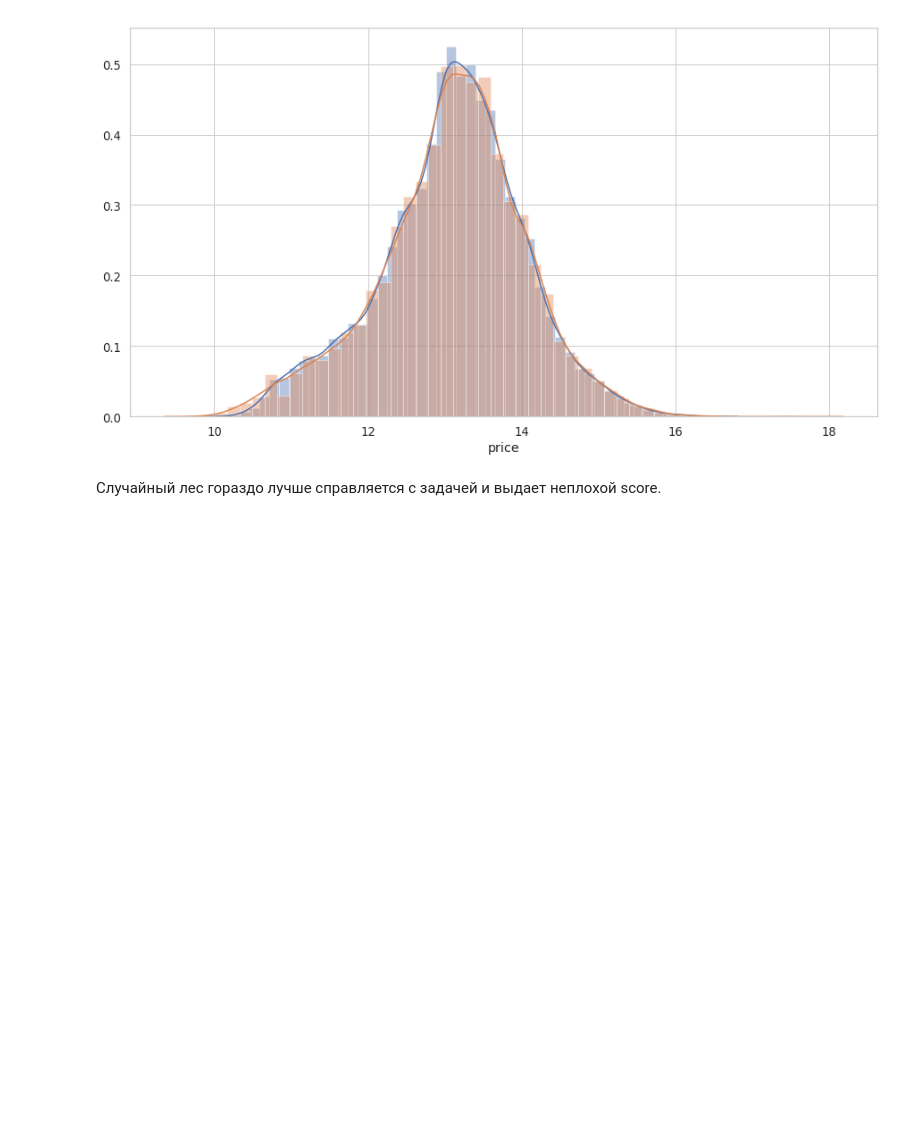
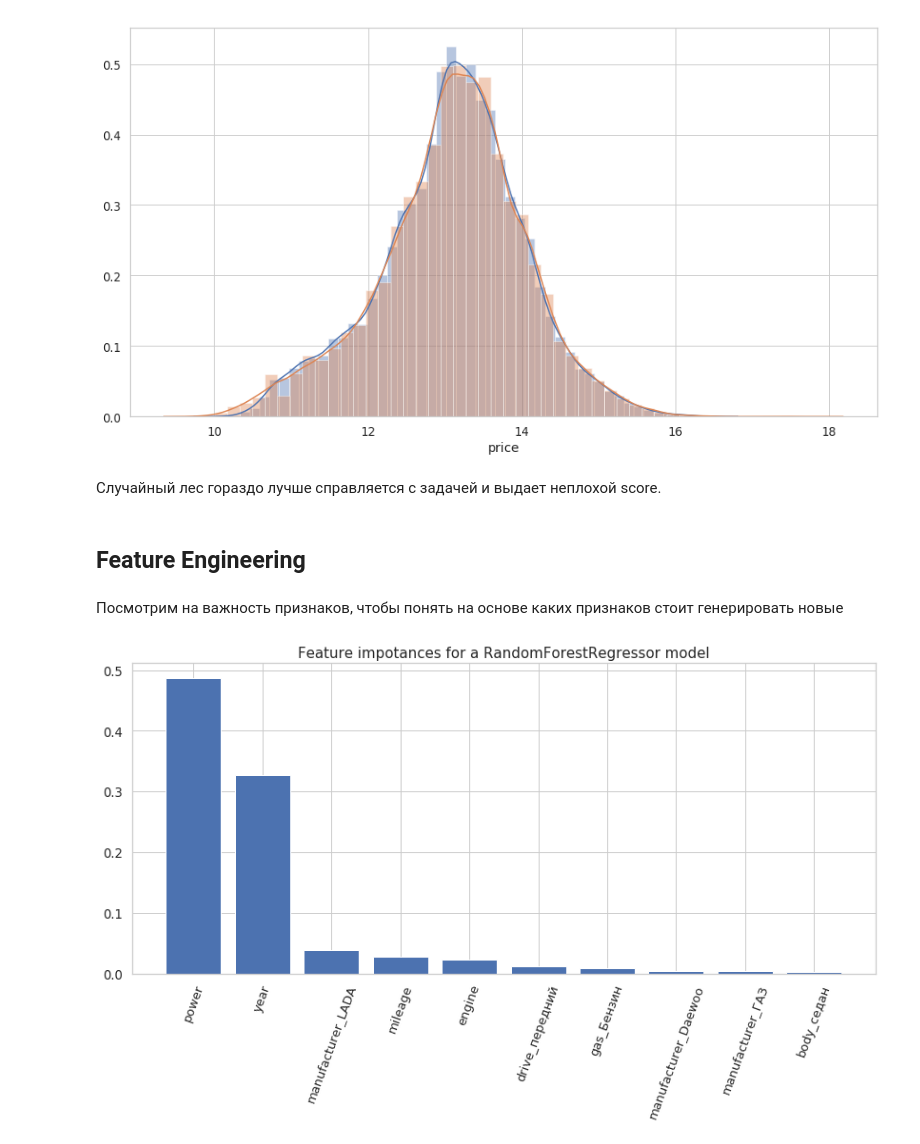
Before and after one commit to Curiosady/Learning-Projects, a Jupyter notebook: Auto.ru Car Price Prediction/main.ipynb, the cells around one changed output. Cells and saved outputs as stored; diff of their text form; code cells hidden in the pictures; blank space fills up the shorter version.

Commit message:
Random Forest

```diff
--- a/Auto.ru Car Price Prediction/main.ipynb
+++ b/Auto.ru Car Price Prediction/main.ipynb
@@ -475,7 +486,7 @@ LinearRegression:
         MSE:  4605727621294605.0
         R2:  -5038468059562102.0
 # %%
-rf = RandomForestRegressor(random_state=RANDOM_SEED)
+rf = RandomForestRegressor(random_state=RANDOM_SEED, n_jobs=-1)
 rf.fit(X_train, y_train);
 # %%
 y_preds_rf = rf.predict(X_test)
@@ -508,3 +518,19 @@ sns.distplot(y_test);
 [figure]
 # %% [markdown]
 Случайный лес гораздо лучше справляется с задачей и выдает неплохой score.
+# %% [markdown]
+## Feature Engineering
+# %% [markdown]
+Посмотрим на важность признаков, чтобы понять на основе каких признаков стоит генерировать новые
+# %%
+features = X_train.columns
+importances = rf.feature_importances_
+num_to_plot = 10
+indices = np.argsort(importances)[::-1][:num_to_plot]
+
+plt.figure(figsize=(14,6))
+plt.title('Feature impotances for a RandomForestRegressor model', size=15)
+bars = plt.bar(range(num_to_plot), importances[indices], align="center")
+ticks = plt.xticks(range(num_to_plot), features.values[indices[:]], rotation=70, size=13)
+# %% [output]
+[figure, added]
```
Also changed, not shown: parts of 36 cells of this notebook.
